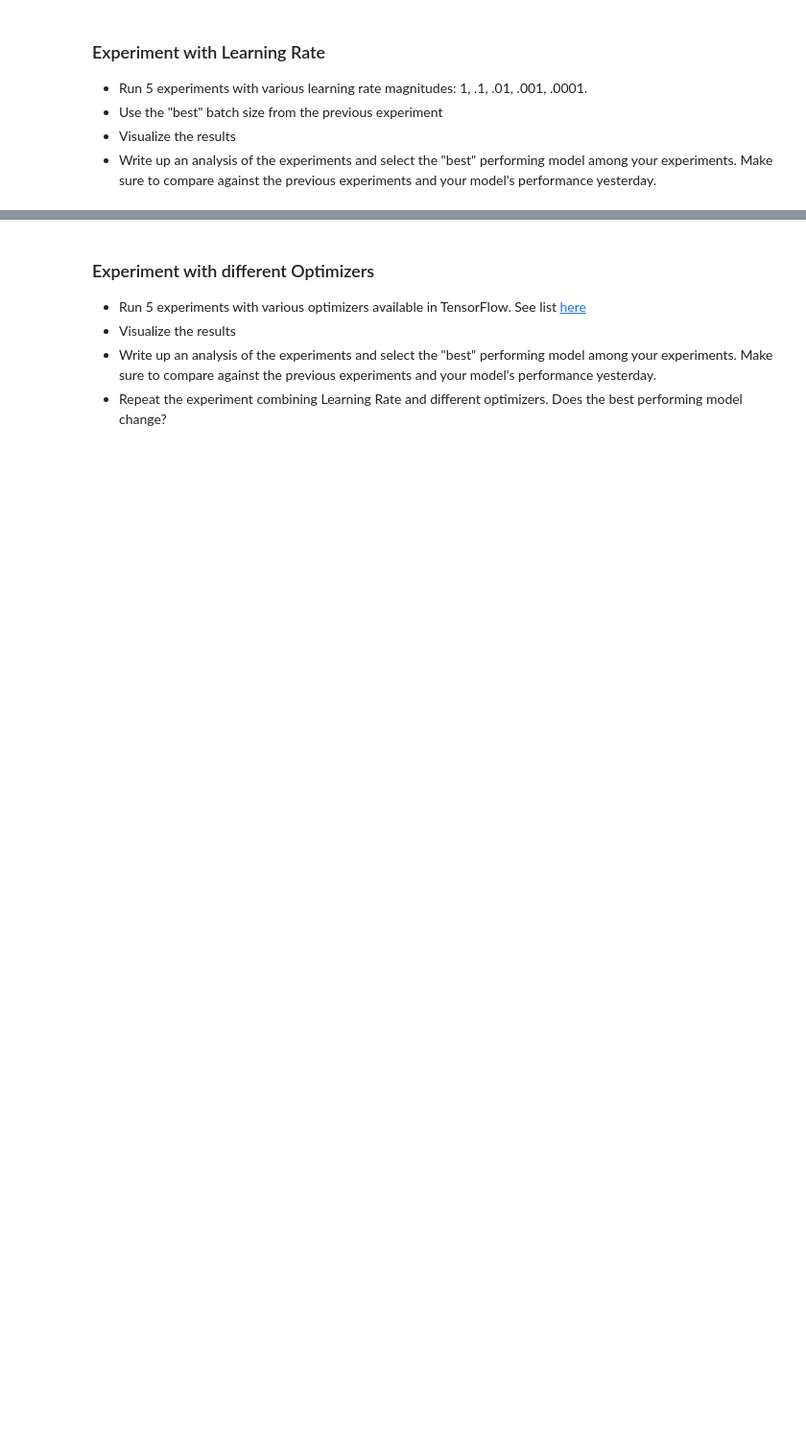
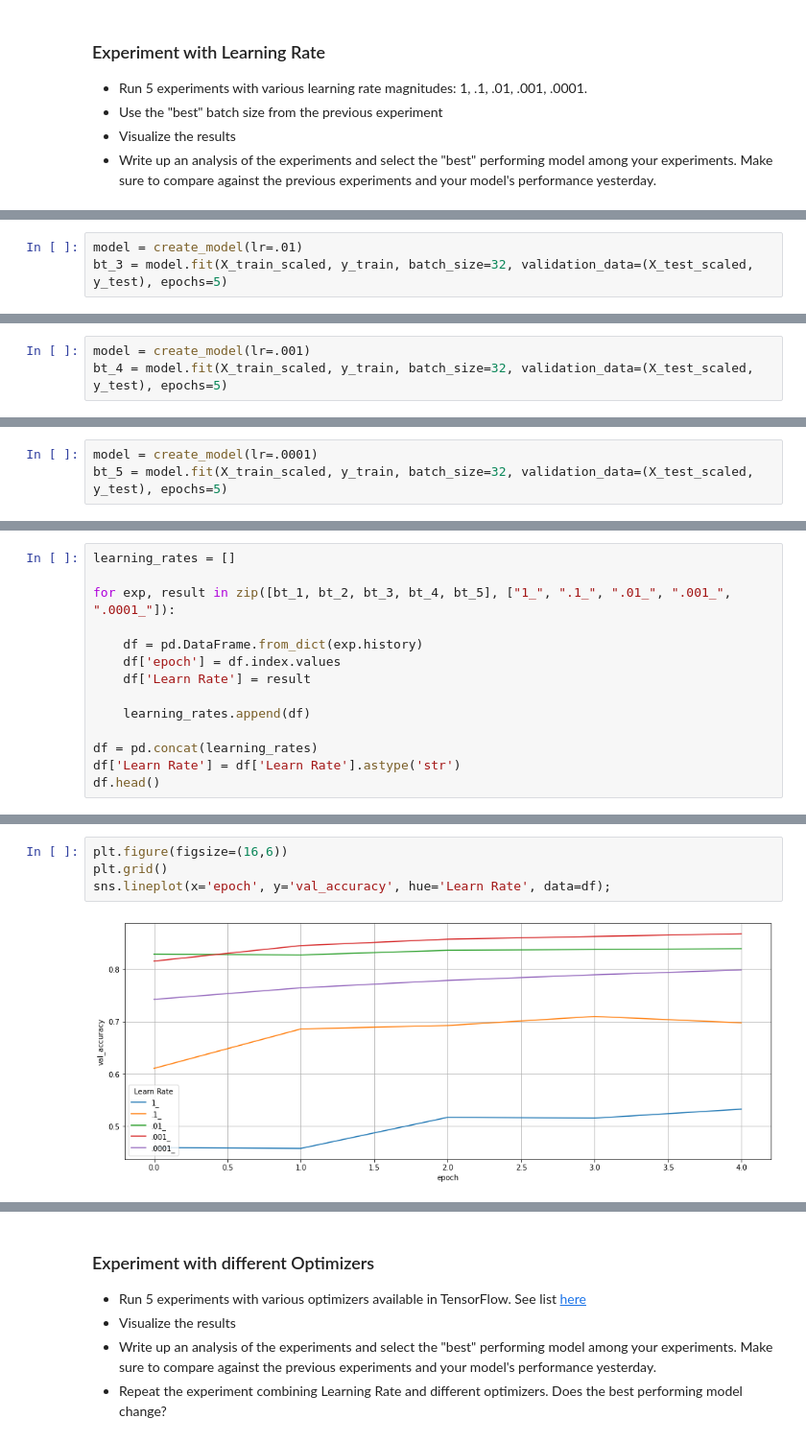
Before and after one commit to minh14496/DS-Unit-4-Sprint-2-Neural-Networks, a Jupyter notebook: module2-Train/LS_DS_422_Train_Assignment.ipynb, the cells around one changed output, grey strips where cells are left out. Shown at 96% size. Cells and saved outputs as stored; diff of their text form; blank space fills up the shorter version.

```diff
--- a/module2-Train/LS_DS_422_Train_Assignment.ipynb
+++ b/module2-Train/LS_DS_422_Train_Assignment.ipynb
@@ -329,0 +546,3 @@ Using our **create_model** model building function, conduct the following experi
+# %%
+model = create_model(lr=.01)
+bt_3 = model.fit(X_train_scaled, y_train, batch_size=32, validation_data=(X_test_scaled, y_test), epochs=5)
@@ -329,0 +560,3 @@ Using our **create_model** model building function, conduct the following experi
+# %%
+model = create_model(lr=.001)
+bt_4 = model.fit(X_train_scaled, y_train, batch_size=32, validation_data=(X_test_scaled, y_test), epochs=5)
@@ -329,0 +574,3 @@ Using our **create_model** model building function, conduct the following experi
+# %%
+model = create_model(lr=.0001)
+bt_5 = model.fit(X_train_scaled, y_train, batch_size=32, validation_data=(X_test_scaled, y_test), epochs=5)
@@ -329,0 +588,14 @@ Using our **create_model** model building function, conduct the following experi
+# %%
+learning_rates = []
+
+for exp, result in zip([bt_1, bt_2, bt_3, bt_4, bt_5], ["1_", ".1_", ".01_", ".001_", ".0001_"]):
+
+    df = pd.DataFrame.from_dict(exp.history)
+    df['epoch'] = df.index.values
+    df['Learn Rate'] = result
+
+    learning_rates.append(df)
+
+df = pd.concat(learning_rates)
+df['Learn Rate'] = df['Learn Rate'].astype('str')
+df.head()
@@ -329,0 +609,6 @@ Using our **create_model** model building function, conduct the following experi
+# %%
+plt.figure(figsize=(16,6))
+plt.grid()
+sns.lineplot(x='epoch', y='val_accuracy', hue='Learn Rate', data=df);
+# %% [output]
+[figure, added]
```
Also changed, not shown: parts of 41 cells of this notebook, 20 other files.
